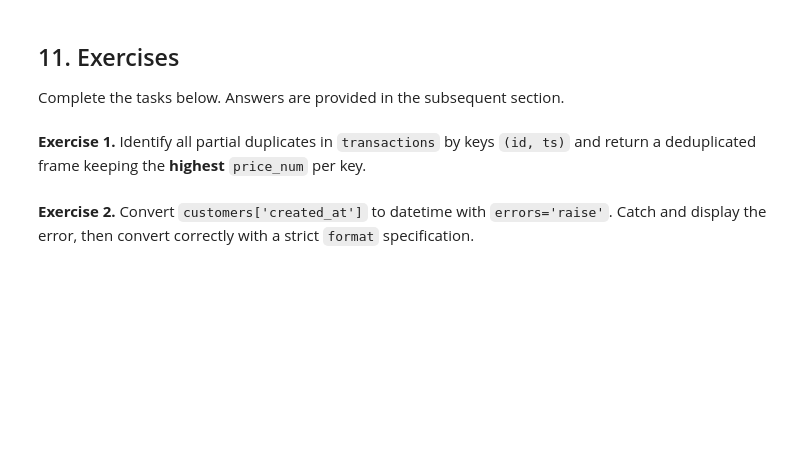
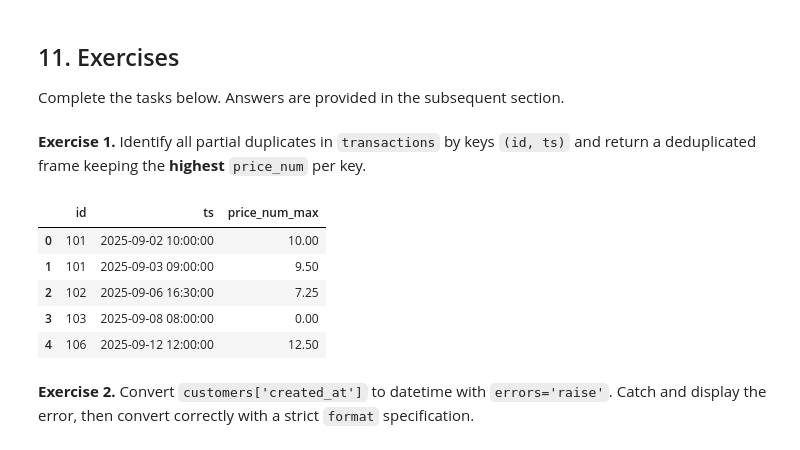
Before and after one commit to Dan-the-baguette-man/example_names, a Jupyter notebook: Module08/session1.ipynb, the cells around one changed output. Cells and saved outputs as stored; diff of their text form; code cells hidden in the pictures; blank space fills up the shorter version.

```diff
--- a/Module08/session1.ipynb
+++ b/Module08/session1.ipynb
@@ -191,6 +352,21 @@ Complete the tasks below. Answers are provided in the subsequent section.
 # 3) Merge back or compute directly
 # expected columns: id, ts, price_num_max
 pass
+# %%
+ans1 = (
+    transactions
+      .assign(price_num=pd.to_numeric(transactions['price'].str.replace('$','', regex=False), errors='coerce'))
+      .groupby(['id','ts'], as_index=False)
+      .agg(price_num_max=('price_num','max'))
+)
+ans1.sort_values(['id','ts']).head(10)
+# %% [output]
+|  | id | ts | price_num_max |
+| 0 | 101 | 2025-09-02 10:00:00 | 10.00 |
+| 1 | 101 | 2025-09-03 09:00:00 | 9.50 |
+| 2 | 102 | 2025-09-06 16:30:00 | 7.25 |
+| 3 | 103 | 2025-09-08 08:00:00 | 0.00 |
+| 4 | 106 | 2025-09-12 12:00:00 | 12.50 |
 # %% [markdown]
 **Exercise 2.** Convert `customers['created_at']` to datetime with `errors='raise'`. Catch and display the error, then convert correctly with a strict `format` specification.
 # %%
```
Also changed, not shown: parts of 27 cells of this notebook.
